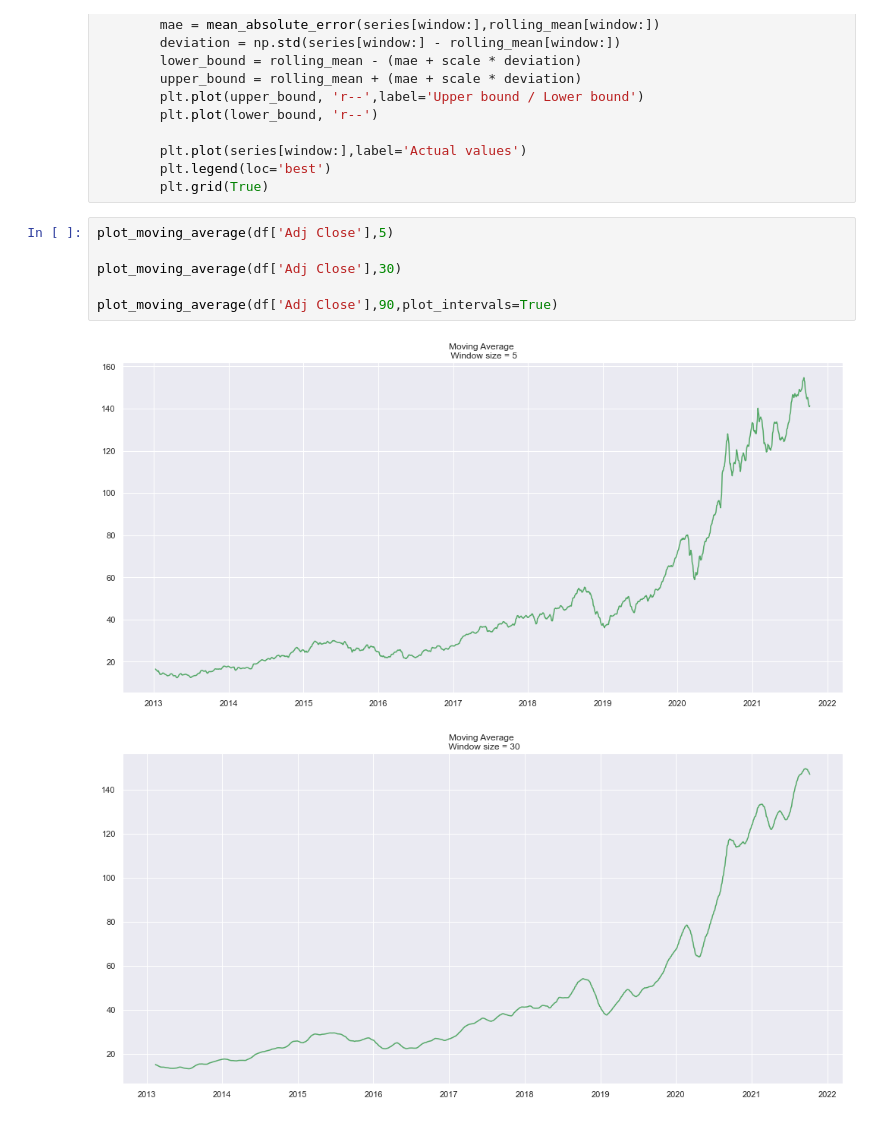
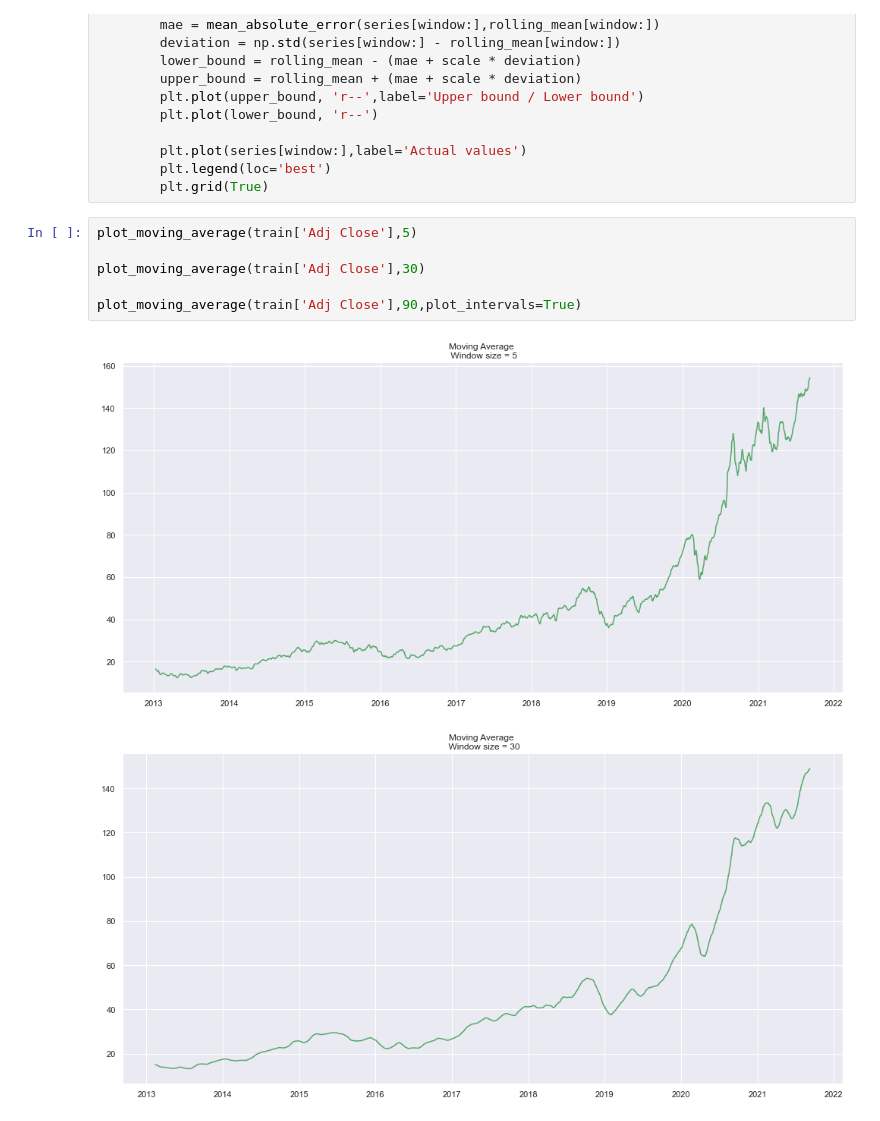
Before and after one commit to Hendyley/SC1015_Mini_Project, a Jupyter notebook: Analysis/ARIMA-GARCH/ARIMAGARCHPrediction.ipynb, the cells around one changed output. Saved outputs shown, nothing was run; the diff lists cells and outputs as text.

```diff
--- a/Analysis/ARIMA-GARCH/ARIMAGARCHPrediction.ipynb
+++ b/Analysis/ARIMA-GARCH/ARIMAGARCHPrediction.ipynb
@@ -50,11 +50,11 @@ def plot_moving_average(series,window,plot_intervals=False,scale=1.96):
         plt.legend(loc='best')
         plt.grid(True)
 # %%
-plot_moving_average(df['Adj Close'],5)
+plot_moving_average(train['Adj Close'],5)
 
-plot_moving_average(df['Adj Close'],30)
+plot_moving_average(train['Adj Close'],30)
 
-plot_moving_average(df['Adj Close'],90,plot_intervals=True)
+plot_moving_average(train['Adj Close'],90,plot_intervals=True)
 # %% [output]
-[figure, old version]
+[figure, new version]
-[figure, old version]
+[figure, new version]
```
Also changed, not shown: parts of 13 cells of this notebook, 1 other file.
